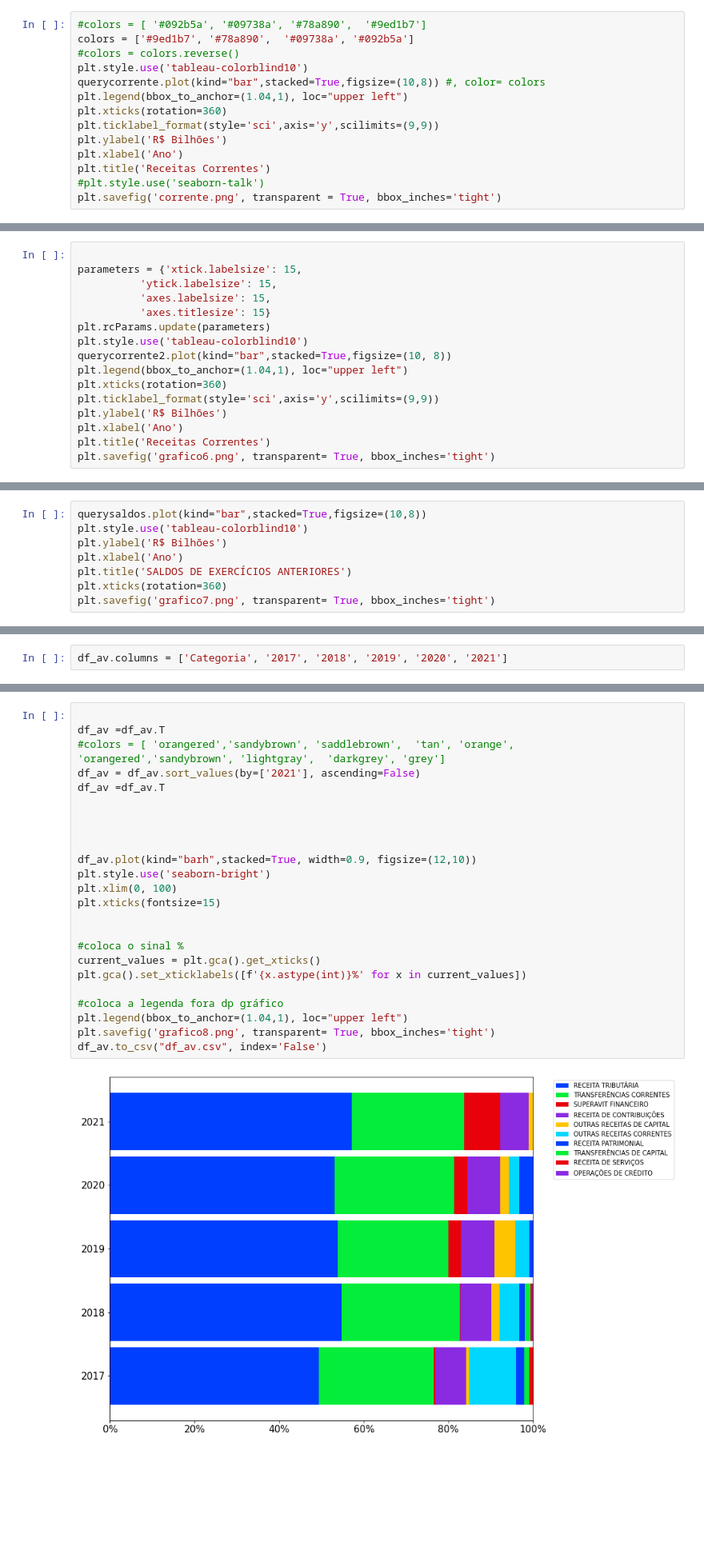
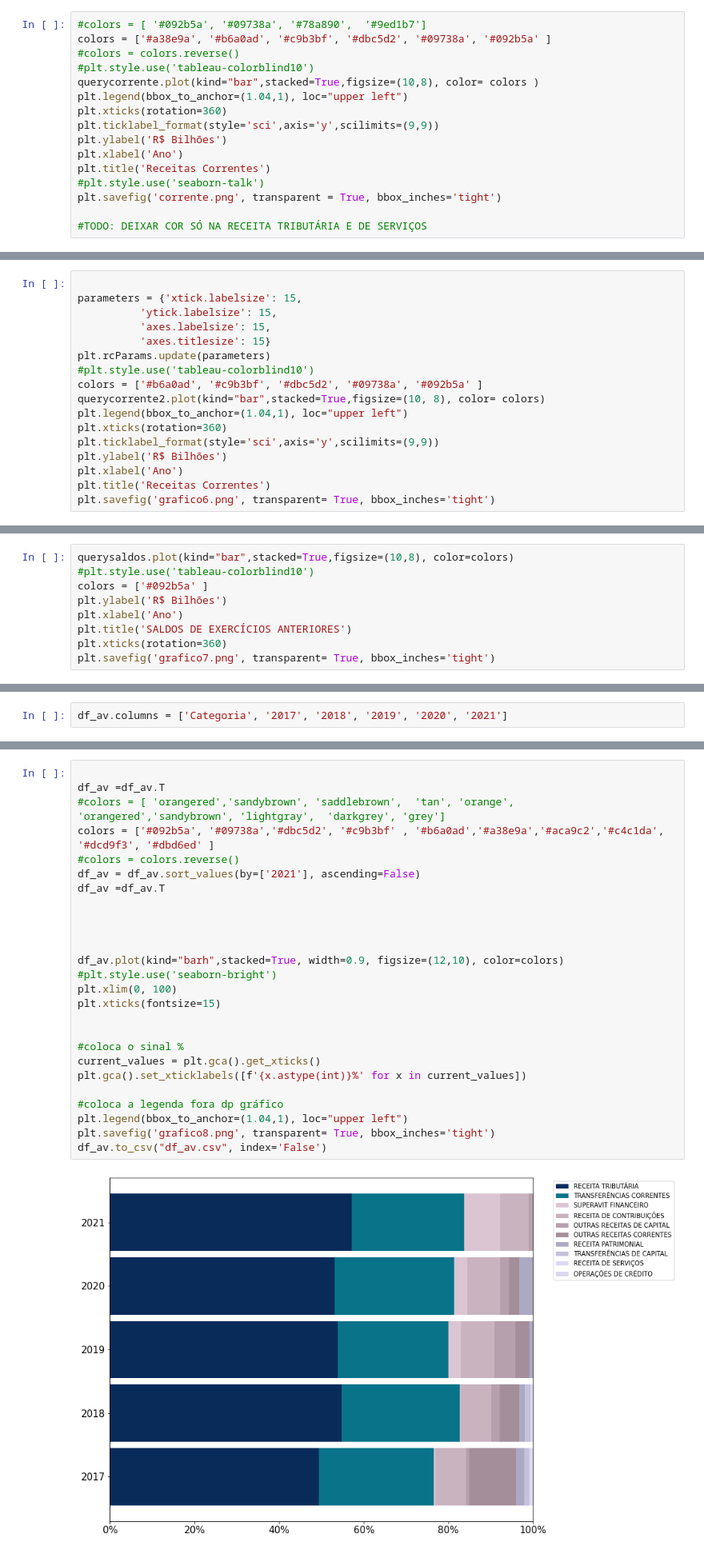
Before and after one commit to carolfazani/orcamento_sp, a Jupyter notebook: Preparando_os_dados.ipynb, the cells around one changed output, grey strips where cells are left out. Shown at 80% size. Cells and saved outputs as stored; diff of their text form; blank space fills up the shorter version.

```diff
--- a/Preparando_os_dados.ipynb
+++ b/Preparando_os_dados.ipynb
@@ -662,10 +662,10 @@ querycorrente['RECEITA TRIBUTÁRIA']
 Name: RECEITA TRIBUTÁRIA, dtype: float64
 # %%
 #colors = [ '#092b5a', '#09738a', '#78a890',  '#9ed1b7']
-colors = ['#9ed1b7', '#78a890',  '#09738a', '#092b5a']
+colors = ['#a38e9a', '#b6a0ad', '#c9b3bf', '#dbc5d2', '#09738a', '#092b5a' ]
 #colors = colors.reverse()
-plt.style.use('tableau-colorblind10')
-querycorrente.plot(kind="bar",stacked=True,figsize=(10,8)) #, color= colors
+#plt.style.use('tableau-colorblind10')
+querycorrente.plot(kind="bar",stacked=True,figsize=(10,8), color= colors )
 plt.legend(bbox_to_anchor=(1.04,1), loc="upper left")
 plt.xticks(rotation=360)
 plt.ticklabel_format(style='sci',axis='y',scilimits=(9,9))
@@ -674,4 +674,6 @@ plt.xlabel('Ano')
 plt.title('Receitas Correntes')
 #plt.style.use('seaborn-talk')
 plt.savefig('corrente.png', transparent = True, bbox_inches='tight')
+
+#TODO: DEIXAR COR SÓ NA RECEITA TRIBUTÁRIA E DE SERVIÇOS
 # %% [output]
@@ -773,8 +796,9 @@ parameters = {'xtick.labelsize': 15,
           'axes.labelsize': 15,
           'axes.titlesize': 15}
 plt.rcParams.update(parameters)
-plt.style.use('tableau-colorblind10')
-querycorrente2.plot(kind="bar",stacked=True,figsize=(10, 8))
+#plt.style.use('tableau-colorblind10')
+colors = ['#b6a0ad', '#c9b3bf', '#dbc5d2', '#09738a', '#092b5a' ]
+querycorrente2.plot(kind="bar",stacked=True,figsize=(10, 8), color= colors)
 plt.legend(bbox_to_anchor=(1.04,1), loc="upper left")
 plt.xticks(rotation=360)
 plt.ticklabel_format(style='sci',axis='y',scilimits=(9,9))
@@ -787,6 +811,7 @@ plt.savefig('grafico6.png', transparent= True, bbox_inches='tight')
 # %%
-querysaldos.plot(kind="bar",stacked=True,figsize=(10,8))
-plt.style.use('tableau-colorblind10')
+querysaldos.plot(kind="bar",stacked=True,figsize=(10,8), color=colors)
+#plt.style.use('tableau-colorblind10')
+colors = ['#092b5a' ]
 plt.ylabel('R$ Bilhões')
 plt.xlabel('Ano')
 plt.title('SALDOS DE EXERCÍCIOS ANTERIORES')
@@ -895,29 +920,31 @@ df_av = df_av.drop(columns=['RECEITA AGROPECUÁRIA','OPERAÇÕES DE CRÉDITO INT
 # %%
 
 df_av =df_av.T
 #colors = [ 'orangered','sandybrown', 'saddlebrown',  'tan', 'orange',  'orangered','sandybrown', 'lightgray',  'darkgrey', 'grey']
+colors = ['#092b5a', '#09738a','#dbc5d2', '#c9b3bf' , '#b6a0ad','#a38e9a','#aca9c2','#c4c1da', '#dcd9f3', '#dbd6ed' ]
+#colors = colors.reverse()
 df_av = df_av.sort_values(by=['2021'], ascending=False)
 df_av =df_av.T
 
 
 
 
-df_av.plot(kind="barh",stacked=True, width=0.9, figsize=(12,10))
-plt.style.use('seaborn-bright')
+df_av.plot(kind="barh",stacked=True, width=0.9, figsize=(12,10), color=colors)
+#plt.style.use('seaborn-bright')
 plt.xlim(0, 100)
 plt.xticks(fontsize=15)
 
 
 #coloca o sinal %
 current_values = plt.gca().get_xticks()
 plt.gca().set_xticklabels([f'{x.astype(int)}%' for x in current_values])
 
 #coloca a legenda fora dp gráfico
 plt.legend(bbox_to_anchor=(1.04,1), loc="upper left")
 plt.savefig('grafico8.png', transparent= True, bbox_inches='tight')
 df_av.to_csv("df_av.csv", index='False')
 # %% [output]
-[figure, old version]
+[figure, new version]
 # %%
 df_av
 # %% [output]
```
Also changed, not shown: parts of 10 cells of this notebook.
